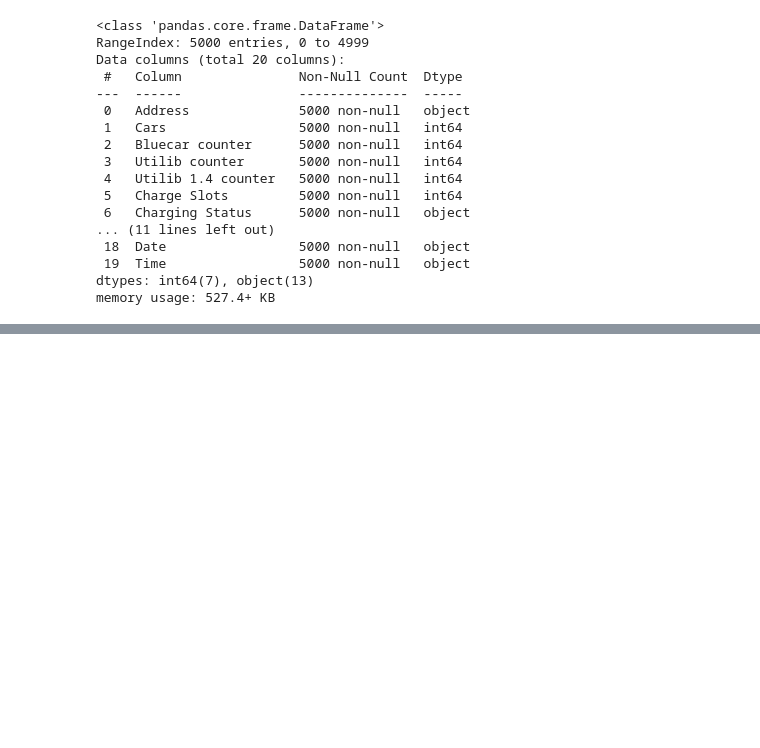
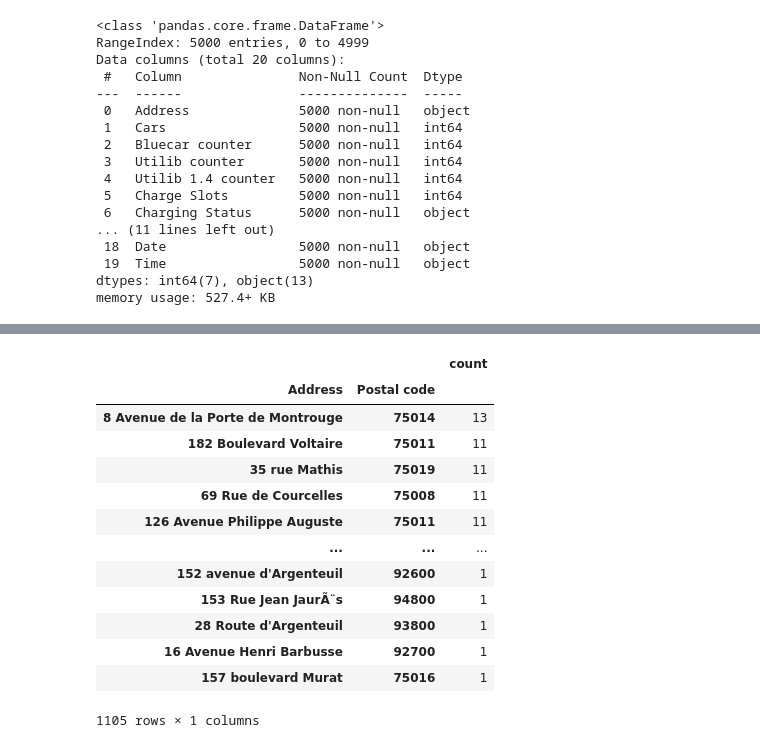
Before and after one commit to Mwangi-Gichuki/week4, a Jupyter notebook: bluecar.ipynb, the cells around one changed output, grey strips where cells are left out. Cells and saved outputs as stored; diff of their text form; code cells hidden in the pictures; blank space fills up the shorter version.

```diff
--- a/bluecar.ipynb
+++ b/bluecar.ipynb
@@ -139,0 +164,20 @@ memory usage: 527.4+ KB
+# %%
+# What postal code is the most popular for picking up Blue cars? Does the most popular station belong to that postal code?
+
+popular_code = (clean_df3.groupby(['Address','Postal code'])['Postal code'].agg(['count']).sort_values(by='count', ascending=False))
+popular_code
+# %% [output]
+|  |  | count |
+| Address | Postal code |  |
+| 8 Avenue de la Porte de Montrouge | 75014 | 13 |
+| 182 Boulevard Voltaire | 75011 | 11 |
+| 35 rue Mathis | 75019 | 11 |
+| 69 Rue de Courcelles | 75008 | 11 |
+| 126 Avenue Philippe Auguste | 75011 | 11 |
+| ... | ... | ... |
+| 152 avenue d'Argenteuil | 92600 | 1 |
+| 153 Rue Jean JaurÃ¨s | 94800 | 1 |
+| 28 Route d'Argenteuil | 93800 | 1 |
+| 16 Avenue Henri Barbusse | 92700 | 1 |
+| 157 boulevard Murat | 75016 | 1 |
+1105 rows × 1 columns
```
Also changed, not shown: parts of 1 cell of this notebook.
